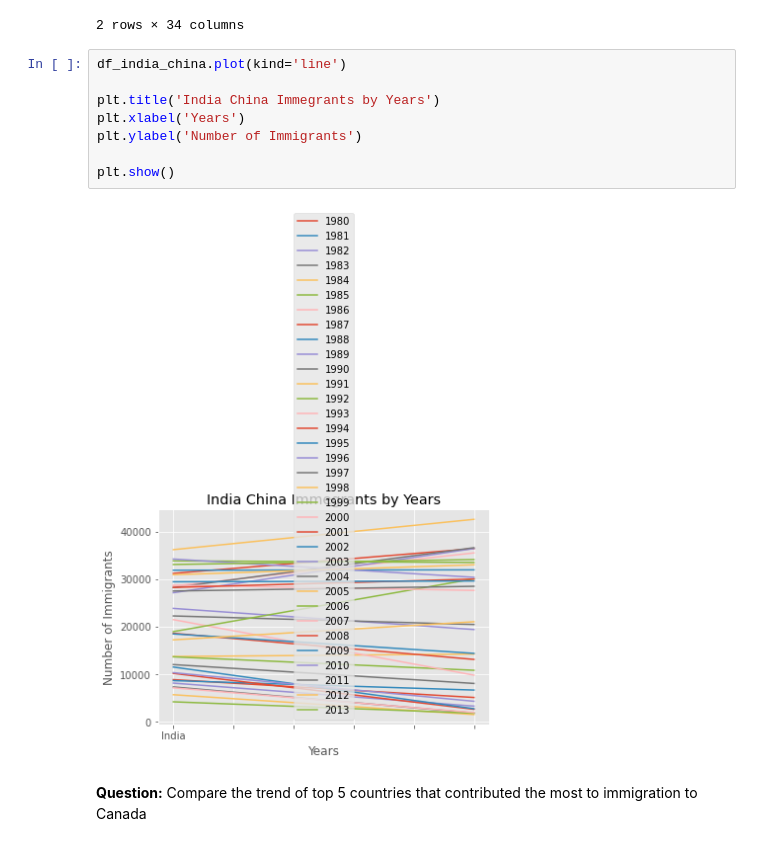
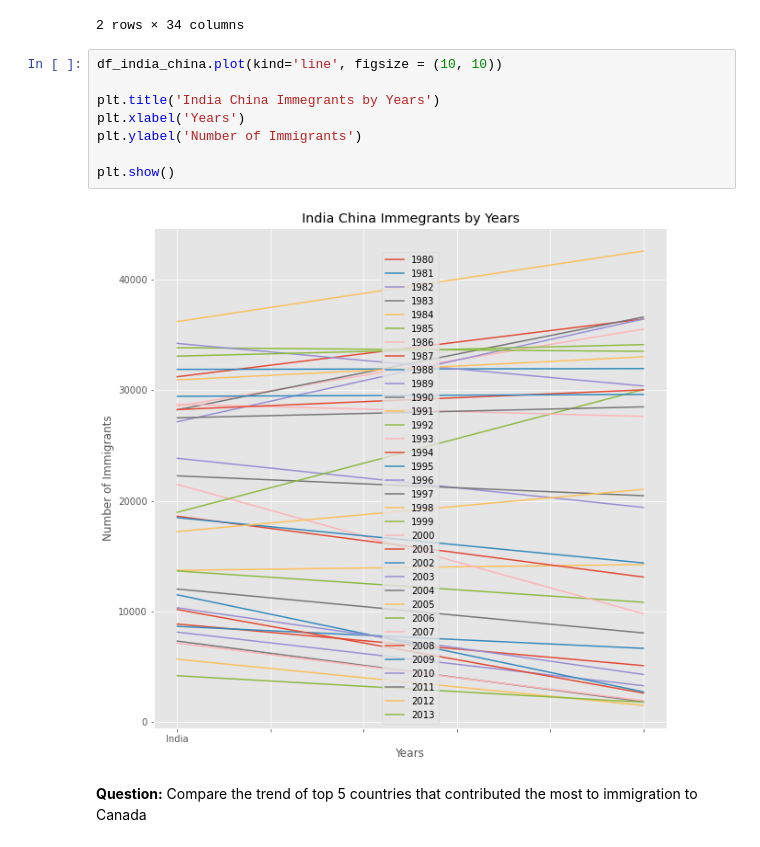
Before and after one commit to imdhruv99/Cognitive-Class, a Jupyter notebook: Data Visualization with Python/01 Introduction/intro.ipynb, the cells around one changed output. Drawn from its saved outputs; the diff is of its cells as text.

```diff
--- a/Data Visualization with Python/01 Introduction/intro.ipynb
+++ b/Data Visualization with Python/01 Introduction/intro.ipynb
@@ -334,15 +334,15 @@ df_india_china.head()
 | China | 5123 | 6682 | 3308 | 1863 | 1527 | 1816 | 1960 | 2643 | 2758 | 4323 | ... | ... |
 2 rows × 34 columns
 # %%
-df_india_china.plot(kind='line')
+df_india_china.plot(kind='line', figsize = (10, 10))
 
 plt.title('India China Immegrants by Years')
 plt.xlabel('Years')
 plt.ylabel('Number of Immigrants')
 
 plt.show()
 # %% [output]
-[figure, old version]
+[figure, new version]
 # %% [markdown]
 **Question:** Compare the trend of top 5 countries that contributed the most to immigration to Canada
 # %%
```
Also changed, not shown: parts of 1 cell of this notebook.
